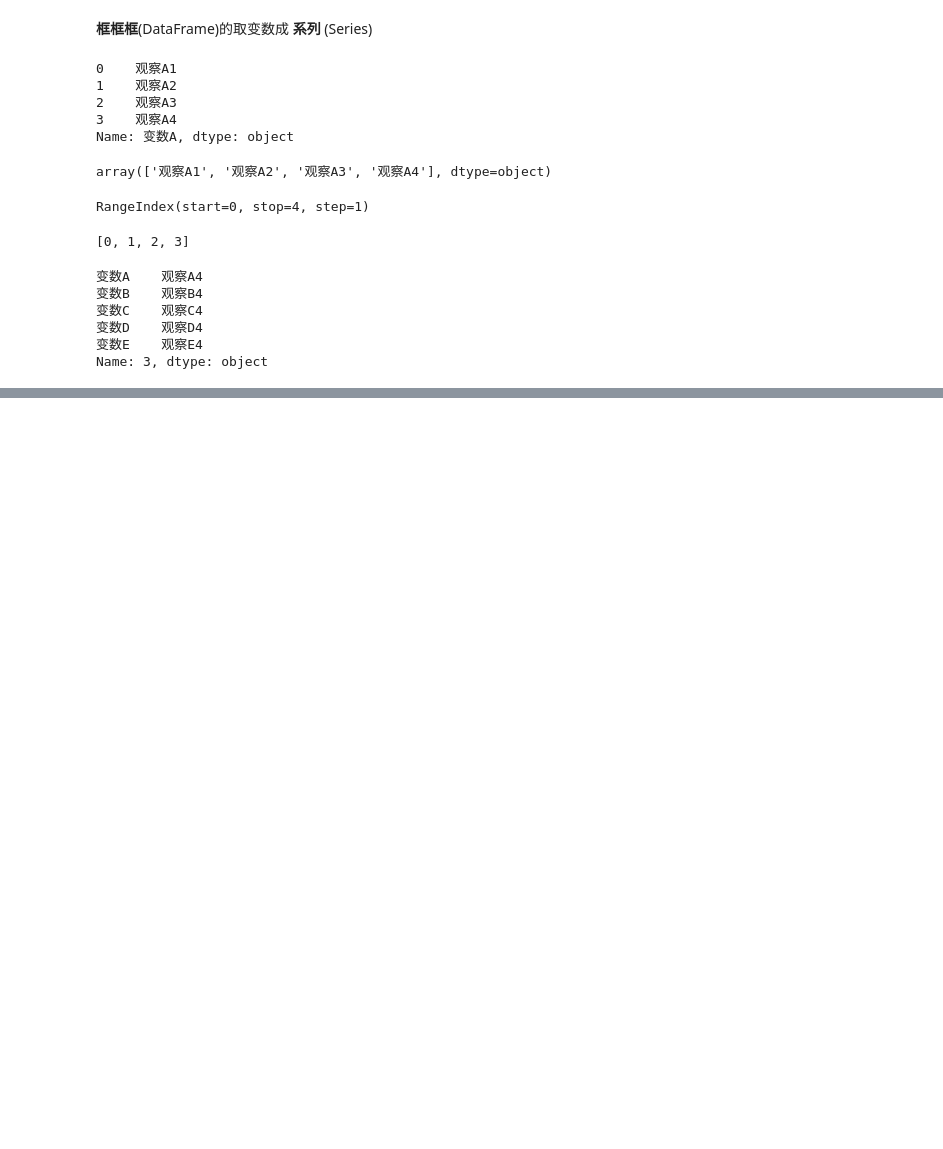
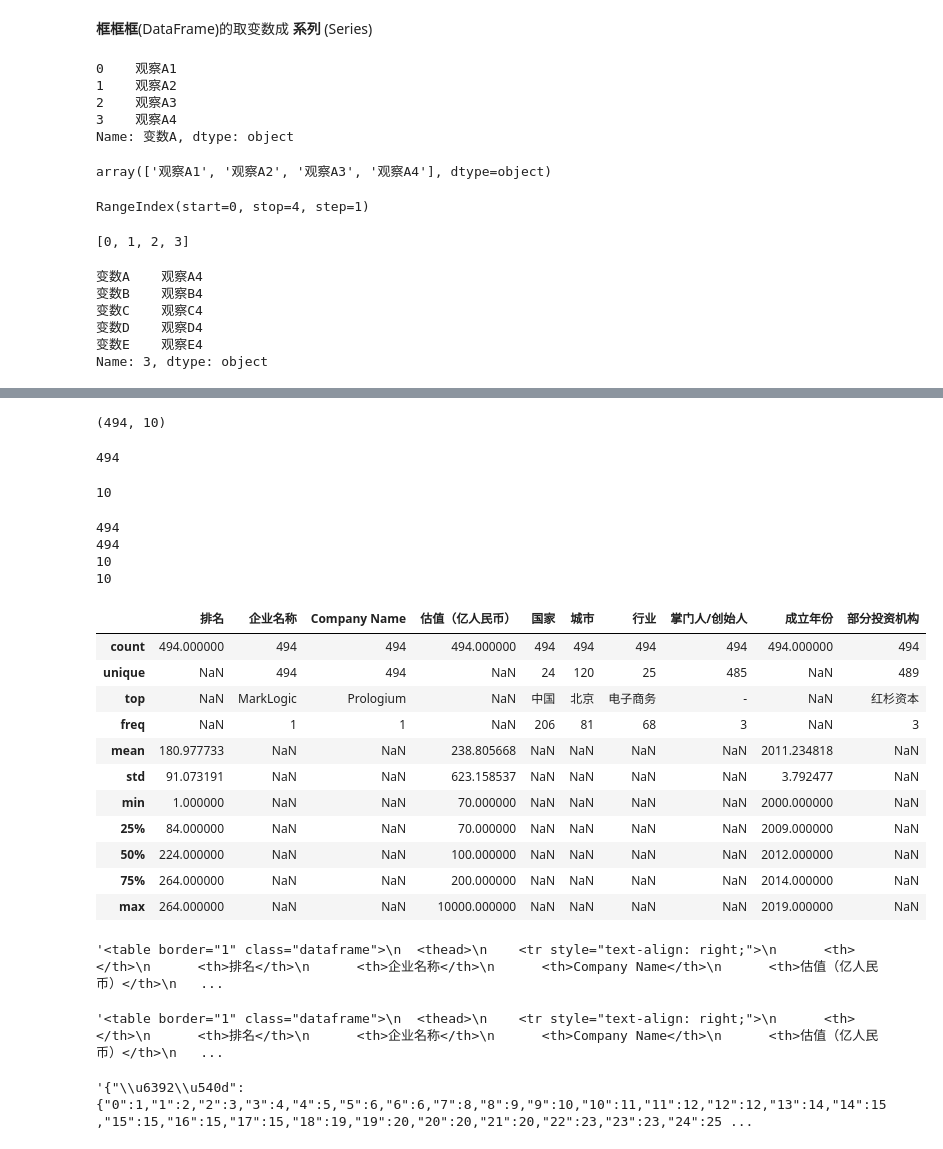
Before and after one commit to fangqiao007/pythonDA, a Jupyter notebook: 学习记录/week02.ipynb, the cells around one changed output, grey strips where cells are left out. Cells and saved outputs as stored; diff of their text form; code cells hidden in the pictures; blank space fills up the shorter version.

```diff
--- a/学习记录/week02.ipynb
+++ b/学习记录/week02.ipynb
@@ -125,0 +213,54 @@ Name: 3, dtype: object
+# %%
+# shape 是一个常量 横跟宽
+df.shape
+# %% [output]
+(494, 10)
+# %%
+# 有多少观察
+df.shape[0]
+# 与 print (len(df.index)) 相同结果
+# %% [output]
+494
+# %%
+# 有多少变数
+df.shape[1]
+# 与 print (len(df.columns)) 相同结果
+# %% [output]
+10
+# %%
+print (df.shape[0])
+print (len(df.index))
+print (df.shape[1])
+print (len(df.columns))
+# %% [output]
+494
+494
+10
+10
+# %%
+df.describe(include="all")
+# %% [output]
+|  | 排名 | 企业名称 | Company Name | 估值（亿人民币） | 国家 | 城市 | 行业 | 掌门人/创始人 | 成立年份 | 部分投资机构 |
+| count | 494.000000 | 494 | 494 | 494.000000 | 494 | 494 | 494 | 494 | 494.000000 | 494 |
+| unique | NaN | 494 | 494 | NaN | 24 | 120 | 25 | 485 | NaN | 489 |
+| top | NaN | MarkLogic | Prologium | NaN | 中国 | 北京 | 电子商务 | - | NaN | 红杉资本 |
+| freq | NaN | 1 | 1 | NaN | 206 | 81 | 68 | 3 | NaN | 3 |
+| mean | 180.977733 | NaN | NaN | 238.805668 | NaN | NaN | NaN | NaN | 2011.234818 | NaN |
+| std | 91.073191 | NaN | NaN | 623.158537 | NaN | NaN | NaN | NaN | 3.792477 | NaN |
+| min | 1.000000 | NaN | NaN | 70.000000 | NaN | NaN | NaN | NaN | 2000.000000 | NaN |
+| 25% | 84.000000 | NaN | NaN | 70.000000 | NaN | NaN | NaN | NaN | 2009.000000 | NaN |
+| 50% | 224.000000 | NaN | NaN | 100.000000 | NaN | NaN | NaN | NaN | 2012.000000 | NaN |
+| 75% | 264.000000 | NaN | NaN | 200.000000 | NaN | NaN | NaN | NaN | 2014.000000 | NaN |
+| max | 264.000000 | NaN | NaN | 10000.000000 | NaN | NaN | NaN | NaN | 2019.000000 | NaN |
+# %%
+df.to_html()
+# %% [output]
+'<table border="1" class="dataframe">\n  <thead>\n    <tr style="text-align: right;">\n      <th></th>\n      <th>排名</th>\n      <th>企业名称</th>\n      <th>Company Name</th>\n      <th>估值（亿人民币）</th>\n   ...
+# %%
+df.head(3).to_html()
+# %% [output]
+'<table border="1" class="dataframe">\n  <thead>\n    <tr style="text-align: right;">\n      <th></th>\n      <th>排名</th>\n      <th>企业名称</th>\n      <th>Company Name</th>\n      <th>估值（亿人民币）</th>\n   ...
+# %%
+df.to_json()
+# %% [output]
+'{"\\u6392\\u540d":{"0":1,"1":2,"2":3,"3":4,"4":5,"5":6,"6":6,"7":8,"8":9,"9":10,"10":11,"11":12,"12":12,"13":14,"14":15,"15":15,"16":15,"17":15,"18":19,"19":20,"20":20,"21":20,"22":23,"23":23,"24":25 ...
```
Also changed, not shown: parts of 31 cells of this notebook.
